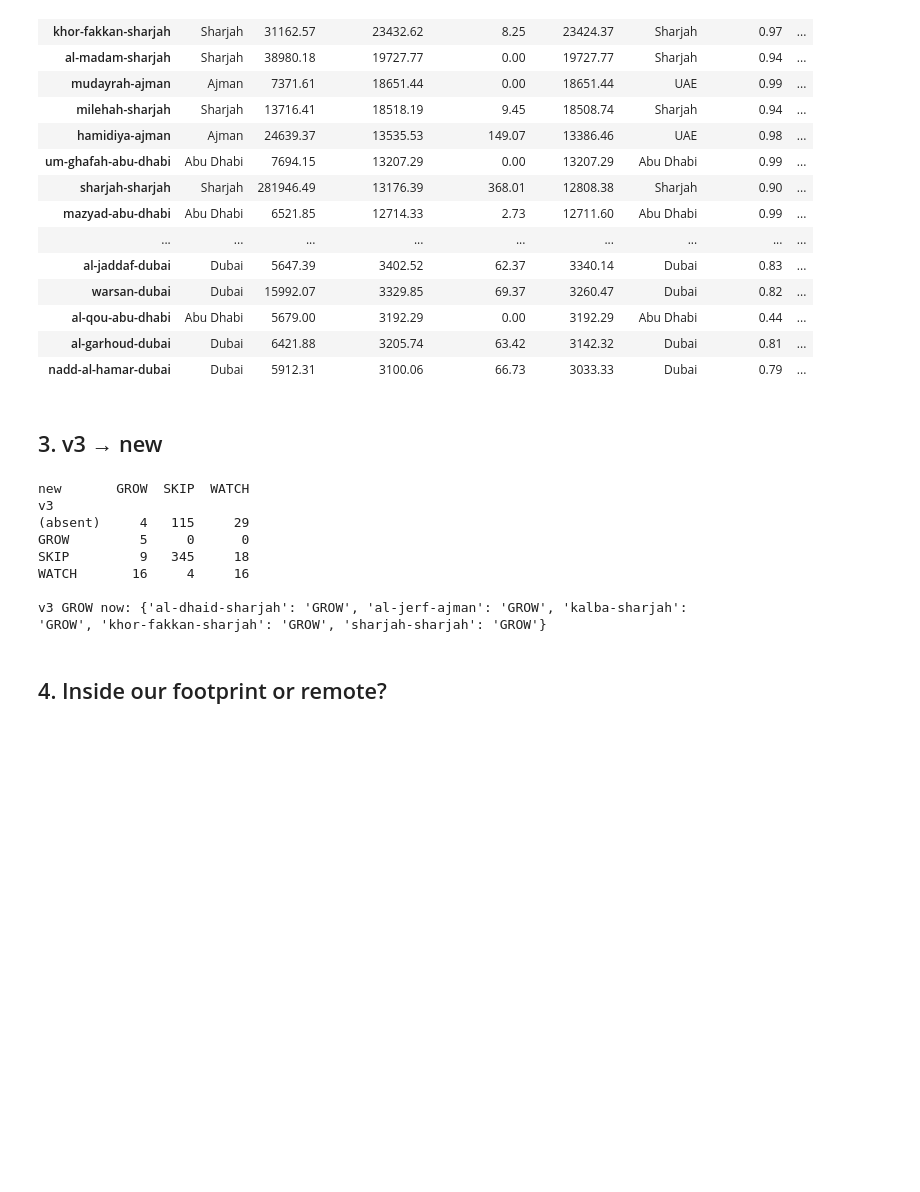
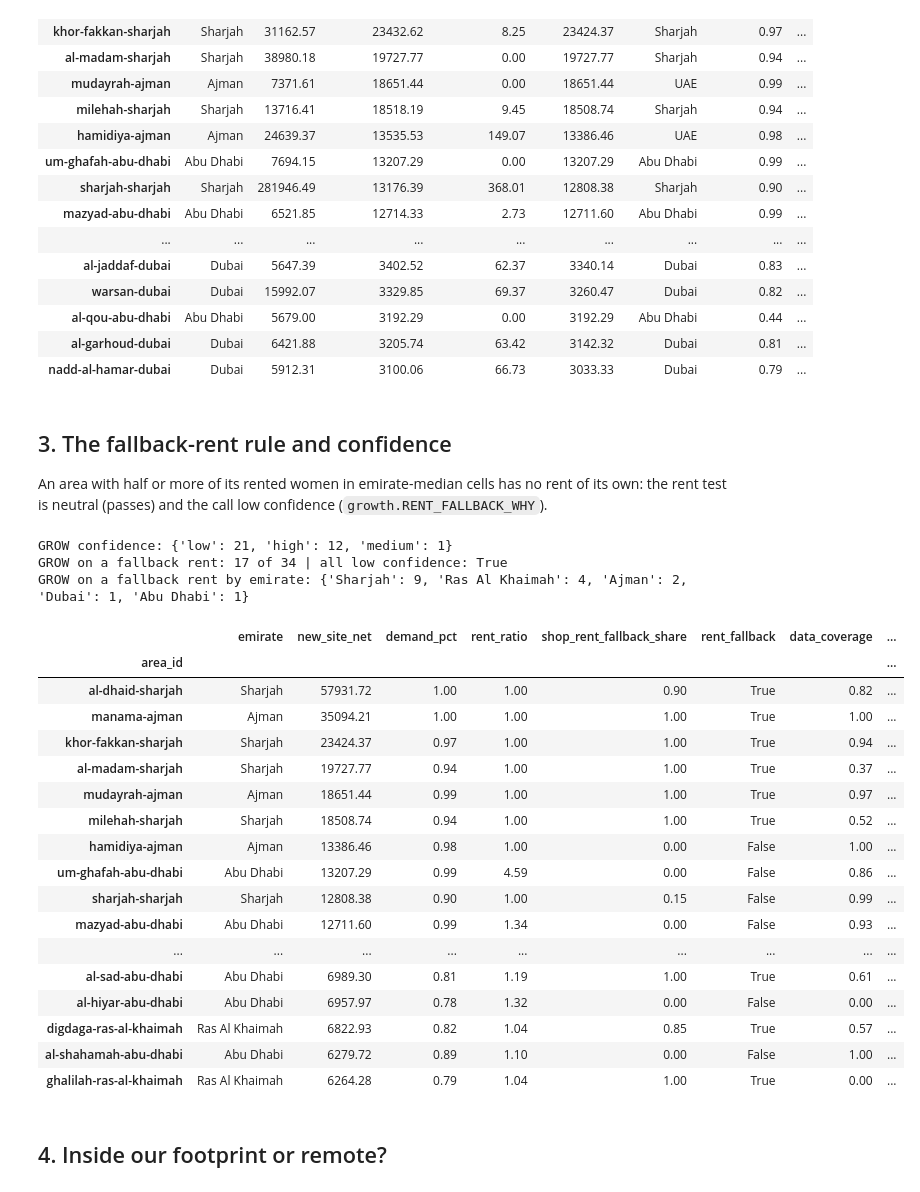
Before and after one commit to thenomadlad/2pz-ai-case-study, a Jupyter notebook: notebooks/growth.ipynb, the cells around one changed output. Drawn from its saved outputs; the diff is of its cells as text; code cells hidden in the pictures; blank space fills up the shorter version.

```diff
--- a/notebooks/growth.ipynb
+++ b/notebooks/growth.ipynb
@@ -44,7 +46,7 @@ calls: {'SKIP': 464, 'WATCH': 63, 'GROW': 34}
 # %%
 cols = ["emirate", "women", "new_site_served", "new_site_taken", "new_site_net", "demand_ref", "demand_pct", "demand_pct_uae", "rent_ratio", "rent_pct_uae",
         "worker_share", "data_coverage", "nearest_lounge_id", "nearest_lounge_km", "call"]
-t = AR[AR.call != "SKIP"][cols].assign(v3=lambda x: x.index.map(lambda i: old_action.get(i, "(new area)")))
+t = AR[AR.call != "SKIP"][cols + ["shop_rent_fallback_share"]].copy()
 def fails(x):
     if x.call != "WATCH": return ""
     return ", ".join(n for n, bad in (("net new", x.new_site_net < growth.NEW_SITE_MIN), ("worker", x.worker_share >= growth.WORKER_CAP),
@@ -76,21 +78,39 @@ WATCH by failed test(s): {'net new': 29, 'net new, rent': 16, 'rent': 15, 'net n
 | al-garhoud-dubai | Dubai | 6421.88 | 3205.74 | 63.42 | 3142.32 | Dubai | 0.81 | ... |
 | nadd-al-hamar-dubai | Dubai | 5912.31 | 3100.06 | 66.73 | 3033.33 | Dubai | 0.79 | ... |
 # %% [markdown]
-## 3. v3 → new
+## 3. The fallback-rent rule and confidence
+
+An area with half or more of its rented women in emirate-median cells has no rent of its own: the rent test is neutral (passes) and the call low confidence (`growth.RENT_FALLBACK_WHY`).
 # %%
-oa = old[old.kind == "area"].set_index("id").action
-both = pd.DataFrame({"v3": oa, "new": AR.call}).fillna("(absent)")
-print(pd.crosstab(both.v3, both.new))
-print("\nv3 GROW now:", both[both.v3 == "GROW"].new.to_dict())
+conf = {d.area_id: d.confidence for d in r.area_decisions}
+g = t[t.call == "GROW"].assign(confidence=lambda x: x.index.map(conf),
+                               rent_fallback=lambda x: x.shop_rent_fallback_share >= growth.RENT_FALLBACK_MIN)
+print("GROW confidence:", g.confidence.value_counts().to_dict())
+print("GROW on a fallback rent:", int(g.rent_fallback.sum()), "of", len(g), "| all low confidence:", bool((g[g.rent_fallback].confidence == "low").all()))
+print("GROW on a fallback rent by emirate:", g[g.rent_fallback].emirate.value_counts().to_dict())
+g[["emirate", "new_site_net", "demand_pct", "rent_ratio", "shop_rent_fallback_share", "rent_fallback", "data_coverage", "confidence"]].round(2)
 # %% [output]
-new       GROW  SKIP  WATCH
-v3
-(absent)     4   115     29
-GROW         5     0      0
-SKIP         9   345     18
-WATCH       16     4     16
-
-v3 GROW now: {'al-dhaid-sharjah': 'GROW', 'al-jerf-ajman': 'GROW', 'kalba-sharjah': 'GROW', 'khor-fakkan-sharjah': 'GROW', 'sharjah-sharjah': 'GROW'}
+GROW confidence: {'low': 21, 'high': 12, 'medium': 1}
+GROW on a fallback rent: 17 of 34 | all low confidence: True
+GROW on a fallback rent by emirate: {'Sharjah': 9, 'Ras Al Khaimah': 4, 'Ajman': 2, 'Dubai': 1, 'Abu Dhabi': 1}
+|  | emirate | new_site_net | demand_pct | rent_ratio | shop_rent_fallback_share | rent_fallback | data_coverage | ... |
+| area_id |  |  |  |  |  |  |  | ... |
+| al-dhaid-sharjah | Sharjah | 57931.72 | 1.00 | 1.00 | 0.90 | True | 0.82 | ... |
+| manama-ajman | Ajman | 35094.21 | 1.00 | 1.00 | 1.00 | True | 1.00 | ... |
+| khor-fakkan-sharjah | Sharjah | 23424.37 | 0.97 | 1.00 | 1.00 | True | 0.94 | ... |
+| al-madam-sharjah | Sharjah | 19727.77 | 0.94 | 1.00 | 1.00 | True | 0.37 | ... |
+| mudayrah-ajman | Ajman | 18651.44 | 0.99 | 1.00 | 1.00 | True | 0.97 | ... |
+| milehah-sharjah | Sharjah | 18508.74 | 0.94 | 1.00 | 1.00 | True | 0.52 | ... |
+| hamidiya-ajman | Ajman | 13386.46 | 0.98 | 1.00 | 0.00 | False | 1.00 | ... |
+| um-ghafah-abu-dhabi | Abu Dhabi | 13207.29 | 0.99 | 4.59 | 0.00 | False | 0.86 | ... |
+| sharjah-sharjah | Sharjah | 12808.38 | 0.90 | 1.00 | 0.15 | False | 0.99 | ... |
+| mazyad-abu-dhabi | Abu Dhabi | 12711.60 | 0.99 | 1.34 | 0.00 | False | 0.93 | ... |
+| ... | ... | ... | ... | ... | ... | ... | ... | ... |
+| al-sad-abu-dhabi | Abu Dhabi | 6989.30 | 0.81 | 1.19 | 1.00 | True | 0.61 | ... |
+| al-hiyar-abu-dhabi | Abu Dhabi | 6957.97 | 0.78 | 1.32 | 0.00 | False | 0.00 | ... |
+| digdaga-ras-al-khaimah | Ras Al Khaimah | 6822.93 | 0.82 | 1.04 | 0.85 | True | 0.57 | ... |
+| al-shahamah-abu-dhabi | Abu Dhabi | 6279.72 | 0.89 | 1.10 | 0.00 | False | 1.00 | ... |
+| ghalilah-ras-al-khaimah | Ras Al Khaimah | 6264.28 | 0.79 | 1.04 | 1.00 | True | 0.00 | ... |
 # %% [markdown]
 ## 4. Inside our footprint or remote?
 # %%
```
Also changed, not shown: parts of 6 cells of this notebook, 3 other files.
